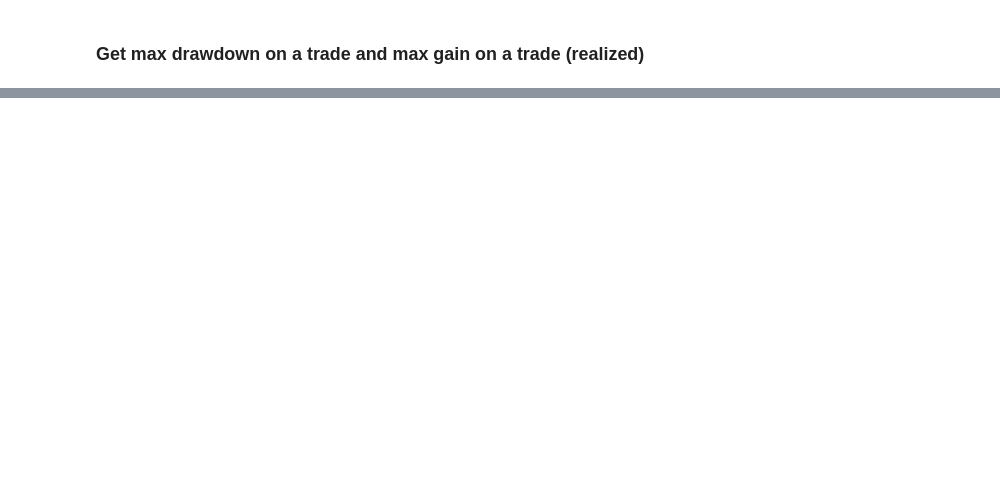
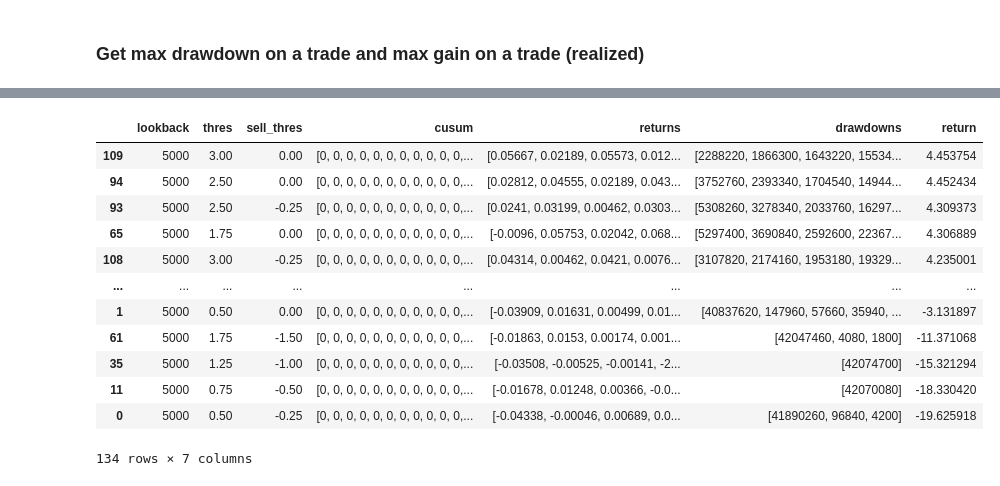
Before and after one commit to sunnymnie/crypto-printer, a Jupyter notebook: research/result-explorer.ipynb, the cells around one changed output, grey strips where cells are left out. Cells and saved outputs as stored; diff of their text form; code cells hidden in the pictures; blank space fills up the shorter version.

```diff
--- a/research/result-explorer.ipynb
+++ b/research/result-explorer.ipynb
@@ -118,0 +119,18 @@ min(result.returns), max(result.returns)
+# %%
+df["return"] = list(map(lambda x: x[-1], df.cusum))
+# %%
+df.sort_values("return", ascending=False)
+# %% [output]
+|  | lookback | thres | sell_thres | cusum | returns | drawdowns | return |
+| 109 | 5000 | 3.00 | 0.00 | [0, 0, 0, 0, 0, 0, 0, 0, 0, 0, 0,... | [0.05667, 0.02189, 0.05573, 0.012... | [2288220, 1866300, 1643220, 15534... | 4.453754 |
+| 94 | 5000 | 2.50 | 0.00 | [0, 0, 0, 0, 0, 0, 0, 0, 0, 0, 0,... | [0.02812, 0.04555, 0.02189, 0.043... | [3752760, 2393340, 1704540, 14944... | 4.452434 |
+| 93 | 5000 | 2.50 | -0.25 | [0, 0, 0, 0, 0, 0, 0, 0, 0, 0, 0,... | [0.0241, 0.03199, 0.00462, 0.0303... | [5308260, 3278340, 2033760, 16297... | 4.309373 |
+| 65 | 5000 | 1.75 | 0.00 | [0, 0, 0, 0, 0, 0, 0, 0, 0, 0, 0,... | [-0.0096, 0.05753, 0.02042, 0.068... | [5297400, 3690840, 2592600, 22367... | 4.306889 |
+| 108 | 5000 | 3.00 | -0.25 | [0, 0, 0, 0, 0, 0, 0, 0, 0, 0, 0,... | [0.04314, 0.00462, 0.0421, 0.0076... | [3107820, 2174160, 1953180, 19329... | 4.235001 |
+| ... | ... | ... | ... | ... | ... | ... | ... |
+| 1 | 5000 | 0.50 | 0.00 | [0, 0, 0, 0, 0, 0, 0, 0, 0, 0, 0,... | [-0.03909, 0.01631, 0.00499, 0.01... | [40837620, 147960, 57660, 35940, ... | -3.131897 |
+| 61 | 5000 | 1.75 | -1.50 | [0, 0, 0, 0, 0, 0, 0, 0, 0, 0, 0,... | [-0.01863, 0.0153, 0.00174, 0.001... | [42047460, 4080, 1800] | -11.371068 |
+| 35 | 5000 | 1.25 | -1.00 | [0, 0, 0, 0, 0, 0, 0, 0, 0, 0, 0,... | [-0.03508, -0.00525, -0.00141, -2... | [42074700] | -15.321294 |
+| 11 | 5000 | 0.75 | -0.50 | [0, 0, 0, 0, 0, 0, 0, 0, 0, 0, 0,... | [-0.01678, 0.01248, 0.00366, -0.0... | [42070080] | -18.330420 |
+| 0 | 5000 | 0.50 | -0.25 | [0, 0, 0, 0, 0, 0, 0, 0, 0, 0, 0,... | [-0.04338, -0.00046, 0.00689, 0.0... | [41890260, 96840, 4200] | -19.625918 |
+134 rows × 7 columns
```
Also changed, not shown: parts of 12 cells of this notebook, 2 other files.
